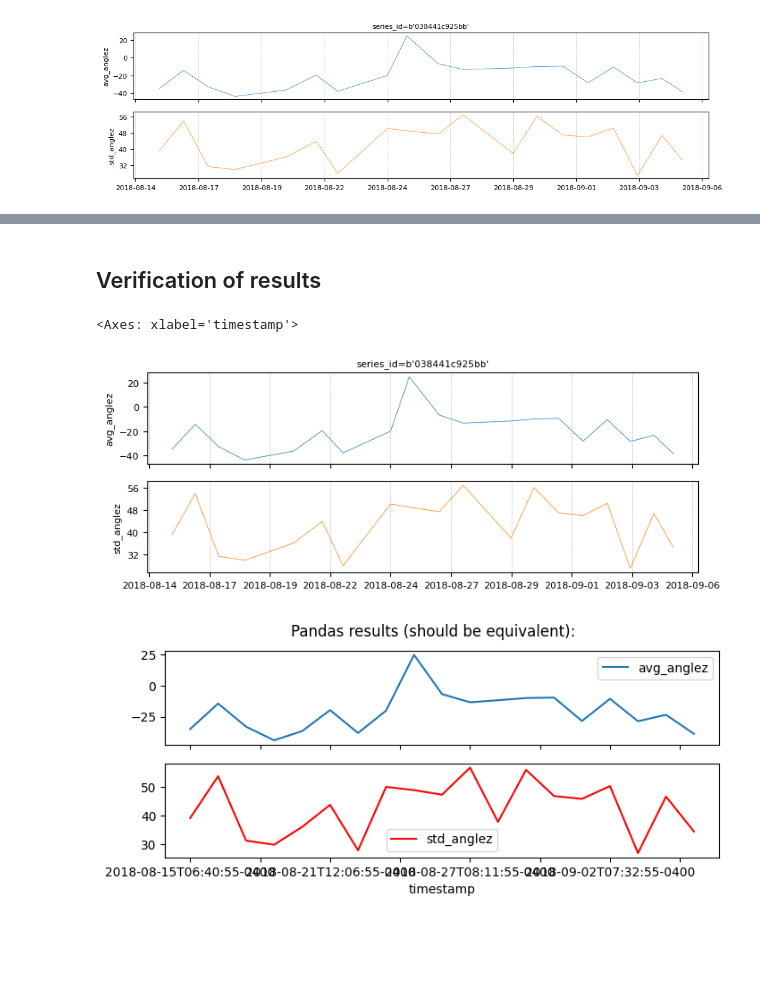
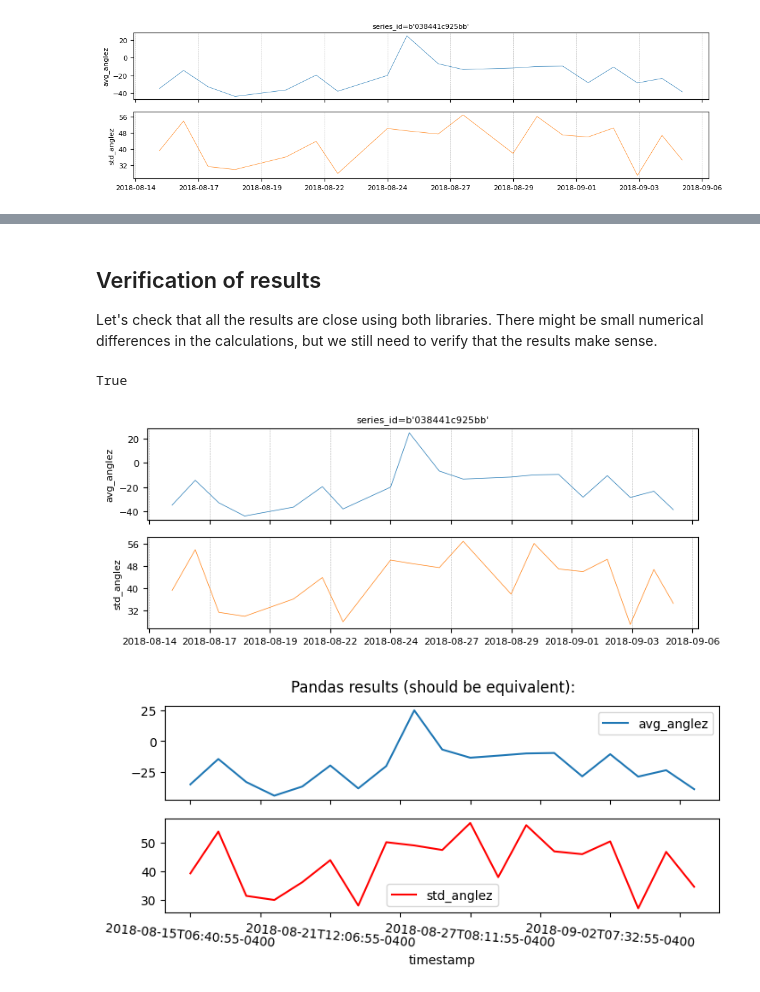
Before and after one commit to tryolabs/temporian-examples, a Jupyter notebook: examples/child_mind_institute.ipynb, the cells around one changed output, grey strips where cells are left out. Cells and saved outputs as stored; diff of their text form; code cells hidden in the pictures; blank space fills up the shorter version.

Commit message:
Improved comments & bugfix in pandas code

```diff
--- a/examples/child_mind_institute.ipynb
+++ b/examples/child_mind_institute.ipynb
@@ -11,7 +18,7 @@ import pandas as pd
 ## Dataframe 1: onset/wakeup events
 # %%
 from pathlib import Path
-data_dir = Path("~/Downloads") / "child-mind-institute-detect-sleep-states"
+data_dir = Path("../data/child-mind-institute-detect-sleep-states")
 
 # Dataframe with events
 df_ev = pd.read_csv(data_dir / "train_events.csv")[["series_id", "event", "timestamp"]]
@@ -35,6 +42,9 @@ df_ev
 # %%
 # Dataframe with signals
 df_sig = pd.read_parquet(data_dir / "train_series.parquet", columns=["series_id", "timestamp", "anglez"])
+
+# Pandas loads float32 by default but at some point converts to float64
+df_sig = df_sig.astype({"anglez": np.float64})
 # %%
 df_sig
 # %% [output]
@@ -82,0 +96,27 @@ For this, we need to use the data from one dataframe to get the onset/wakeup eve
+# %%
+%%time
+
+# Remove potential "onset" events without a subsequent "wakeup"
+df_events = df_events.sort_values(by=["series_id", "timestamp"])
+valid_events = df_events["event"] != df_events["event"].shift(-1)
+df_valid_events = df_events[valid_events]
+
+# Combine signals + events (onset/wakeup) and sort
+df_combined = pd.concat([df_valid_events, df_signals])
+df_combined = df_combined.sort_values(by=["series_id", "timestamp"])
+
+# Flag together all data points between onset/wakeup events
+df_combined["event_id"] = df_combined["event"].notnull().cumsum()
+
+# Remove even event_ids, to get only rows between 'onset' and 'wakeup'
+df_nights = df_combined.loc[df_combined["event_id"] % 2 != 0]
+
+# Remove onset/wakeup events, get only "anglez" rows
+df_nights = df_nights[df_nights["anglez"].notnull()]
+
+# Duplicate/rename anglez col and aggregate as average and std
+df_nights = df_nights.assign(std_anglez=df_nights.anglez, avg_anglez=df_nights.anglez)
+df_means = df_nights.groupby(["series_id", "event_id"]).aggregate({"avg_anglez": "mean", "std_anglez": "std", "timestamp": "max"})
+
+# Remove hierarchical index after groupby
+df_result = df_means.reset_index()
@@ -161,23 +155,37 @@ This is important even for EDA purposes, since Temporian is almost instantaneous
 # %% [markdown]
 ## Verification of results
+
+Let's check that all the results are close using both libraries. There might be small numerical differences in the calculations, but we still need to verify that the results make sense.
+# %%
+values_temporian = tp.to_pandas(sleep_metrics)\
+                     .sort_values(by=["series_id", "timestamp"])[["avg_anglez", "std_anglez"]]\
+                     .to_numpy()
+
+values_pandas = df_result.sort_values(by=["series_id", "timestamp"])[["avg_anglez", "std_anglez"]]\
+                         .to_numpy()
+
+# Check that all values are close enough
+(abs(values_temporian - values_pandas) < 0.1).all()
+# %% [output]
+True
 # %%
 import matplotlib.pyplot as plt
 
 # Select one series to plot
 series_id = "038441c925bb"
 # series_id = "0cd1e3d0ed95"
-
+# series_id = "137771d19ca2"
 
 # Temporian plot
 sleep_metrics.plot(indexes=[series_id], style='line', width_px=750)
 
 # Pandas plot
 df_series = df_result[df_result["series_id"] == series_id]
 fig, axes = plt.subplots(nrows=2, figsize=(8, 3), sharex=True)
 fig.suptitle("Pandas results (should be equivalent):")
 df_series.plot(x="timestamp", y="avg_anglez", ax=axes[0])
 df_series.plot(x="timestamp", y="std_anglez", c='r', ax=axes[1])
+_ = plt.xticks(rotation=-5)
 # %% [output]
-<Axes: xlabel='timestamp'>
 [figure]
-[figure, old version]
+[figure, new version]
```
Also changed, not shown: parts of 12 cells of this notebook.
